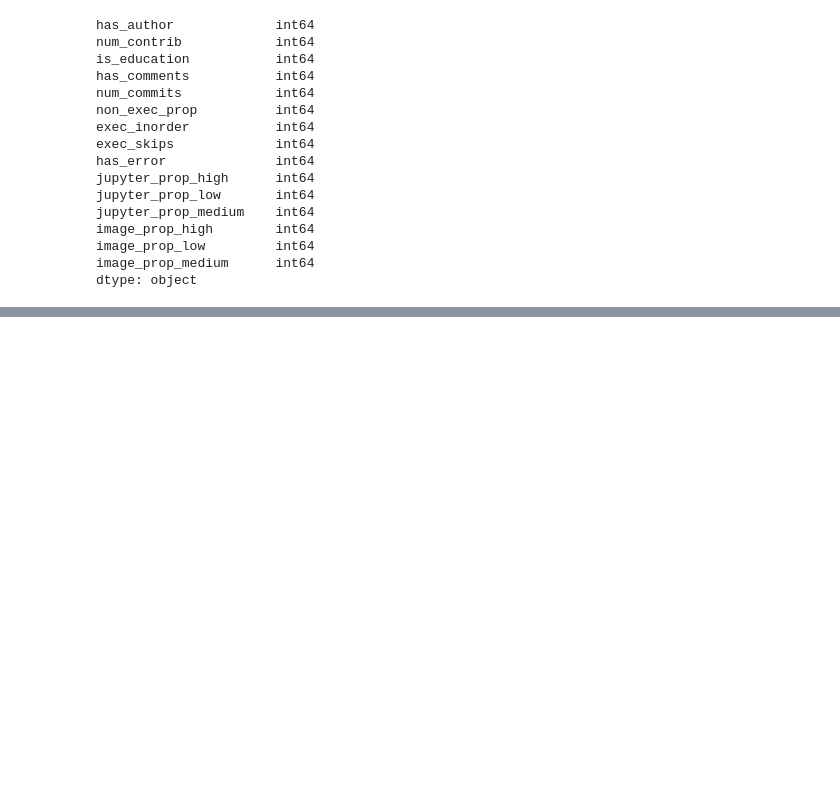
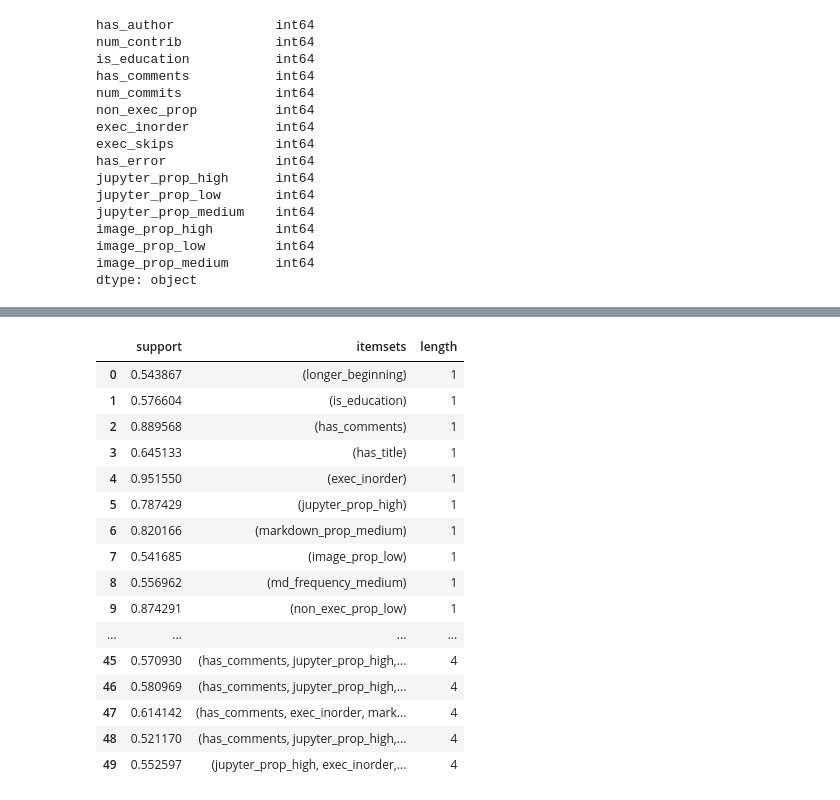
Before and after one commit to Isabel-Gan/quantifying-notebook-features, a Jupyter notebook: output/complete-runs/analysis/cat-factor-analysis.ipynb, the cells around one changed output, grey strips where cells are left out. Saved outputs shown, nothing was run; the diff lists cells and outputs as text; code cells hidden in the pictures; blank space fills up the shorter version.

Commit message:
frequent itemsets for markdown cell group

```diff
--- a/output/complete-runs/analysis/cat-factor-analysis.ipynb
+++ b/output/complete-runs/analysis/cat-factor-analysis.ipynb
@@ -528,0 +534,4 @@ dtype: object
+# %%
+# requires True/False instead of 1/0
+md_one_hot = md_one_hot.replace(1, True)
+md_one_hot = md_one_hot.replace(0, False)
@@ -528,0 +549,6 @@ dtype: object
+# %%
+# perform the apriori algorithm on the dataframe for each support
+md_itemsets = apriori(md_one_hot, min_support = 0.5, use_colnames = True)
+
+# look at the itemsets
+md_itemsets
@@ -528,0 +573,22 @@ dtype: object
+# %%
+# add a column that counts the number of elements in the itemset
+md_itemsets['length'] = md_itemsets['itemsets'].apply(lambda x : len(x))
+md_itemsets
+# %% [output]
+|  | support | itemsets | length |
+| 0 | 0.543867 | (longer_beginning) | 1 |
+| 1 | 0.576604 | (is_education) | 1 |
+| 2 | 0.889568 | (has_comments) | 1 |
+| 3 | 0.645133 | (has_title) | 1 |
+| 4 | 0.951550 | (exec_inorder) | 1 |
+| 5 | 0.787429 | (jupyter_prop_high) | 1 |
+| 6 | 0.820166 | (markdown_prop_medium) | 1 |
+| 7 | 0.541685 | (image_prop_low) | 1 |
+| 8 | 0.556962 | (md_frequency_medium) | 1 |
+| 9 | 0.874291 | (non_exec_prop_low) | 1 |
+| ... | ... | ... | ... |
+| 45 | 0.570930 | (has_comments, jupyter_prop_high,... | 4 |
+| 46 | 0.580969 | (has_comments, jupyter_prop_high,... | 4 |
+| 47 | 0.614142 | (has_comments, exec_inorder, mark... | 4 |
+| 48 | 0.521170 | (has_comments, jupyter_prop_high,... | 4 |
+| 49 | 0.552597 | (jupyter_prop_high, exec_inorder,... | 4 |
```
Also changed, not shown: parts of 6 cells of this notebook.
